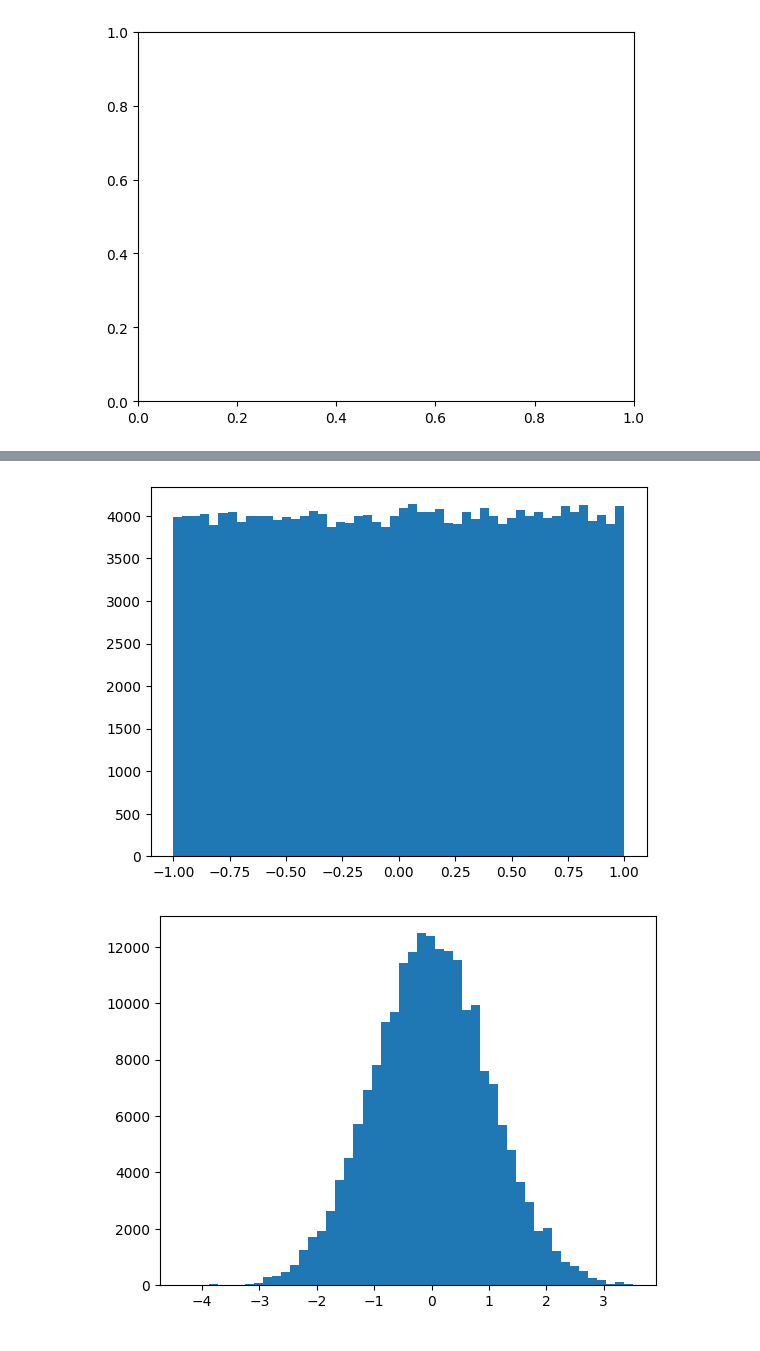
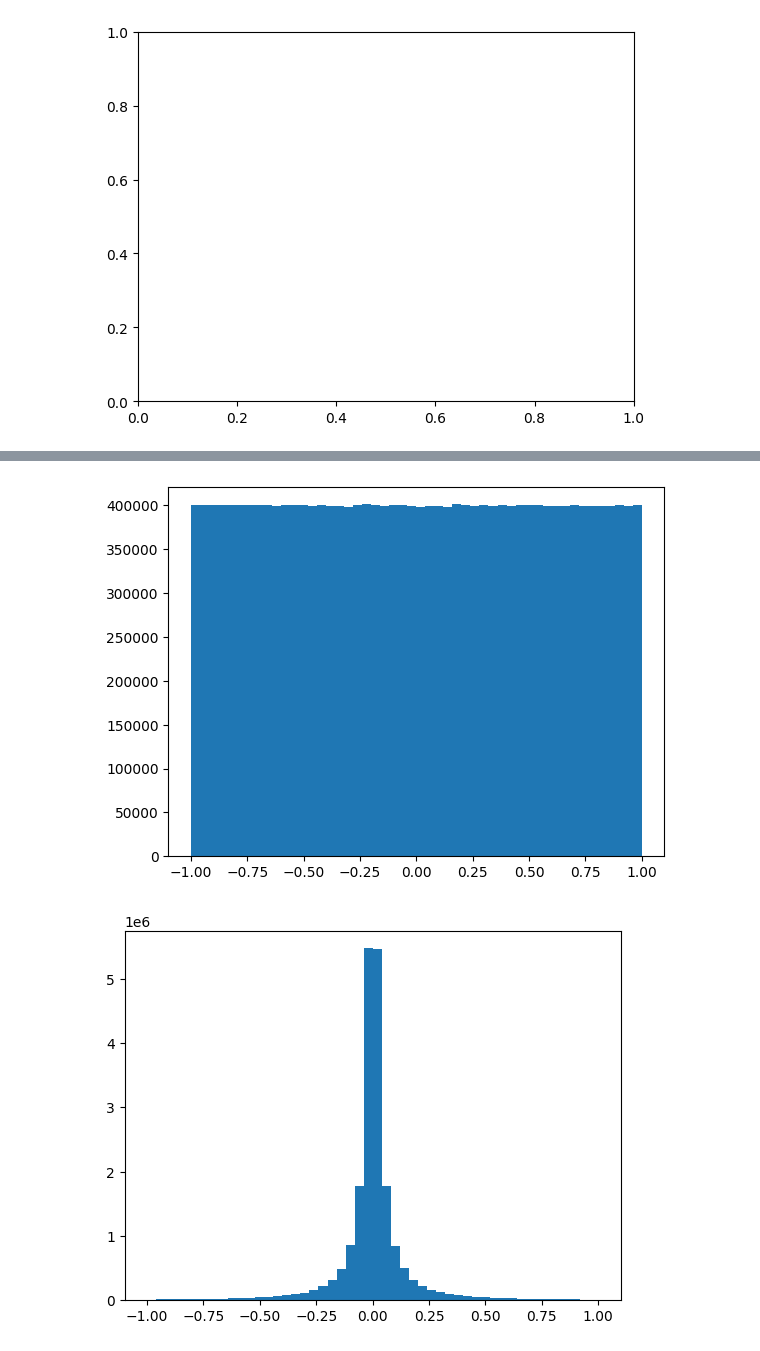
Before and after one commit to wilcoxsonm21/CS182Project, a Jupyter notebook: src/explore_polynomial_generation.ipynb, the cells around one changed output, grey strips where cells are left out. Saved outputs shown, nothing was run; the diff lists cells and outputs as text; code cells hidden in the pictures.

```diff
--- a/src/explore_polynomial_generation.ipynb
+++ b/src/explore_polynomial_generation.ipynb
@@ -33,9 +33,9 @@ KeyboardInterrupt:
 # %%
 import numpy as np
 from tasks import get_task_sampler, ChebyshevKernelLinearRegression
-data =  data_sampler.sample_xs(20, 10000, 1)
-task = ChebyshevKernelLinearRegression(n_dims=1, batch_size=10000, basis_dim=11, different_degrees=True, lowest_degree=1, highest_degree=1)
-ys = task.evaluate(data).squeeze()
+data =  data_sampler.sample_xs(20, 1000000, 1)
+task = ChebyshevKernelLinearRegression(n_dims=1, batch_size=1000000, basis_dim=11, different_degrees=True, lowest_degree=1, highest_degree=11)
+ys = task.evaluate(data, noise=False).squeeze()
 ys = ys.reshape(-1)
 data = data.reshape(-1)
 plt.hist(data, bins=50)
@@ -62,2 +62,2 @@ plt.show()
-[figure, old version]
+[figure, new version]
-[figure, old version]
+[figure, new version]
```
Also changed, not shown: parts of 2 cells of this notebook, 4 other files.
